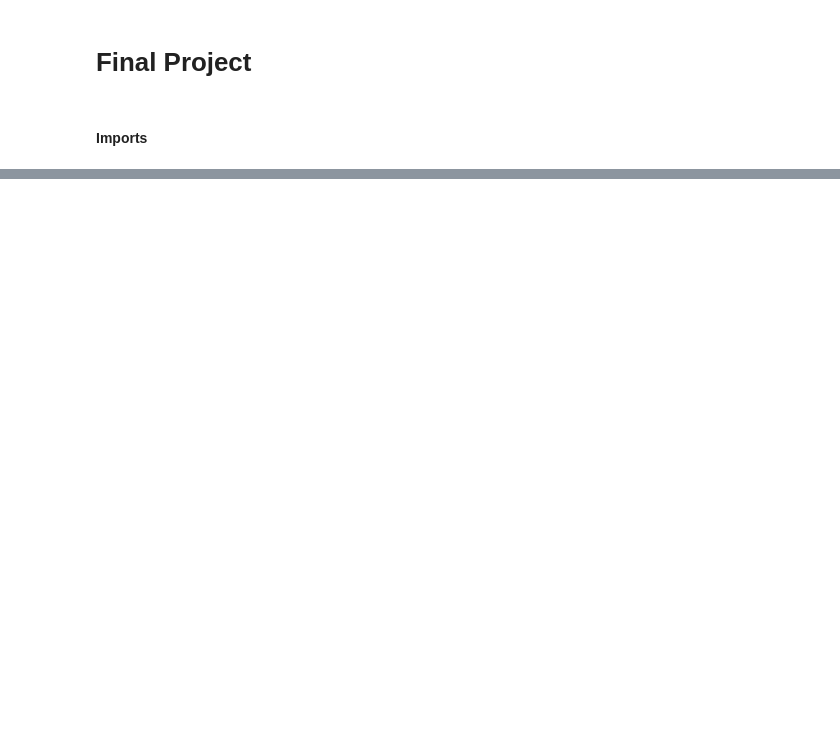
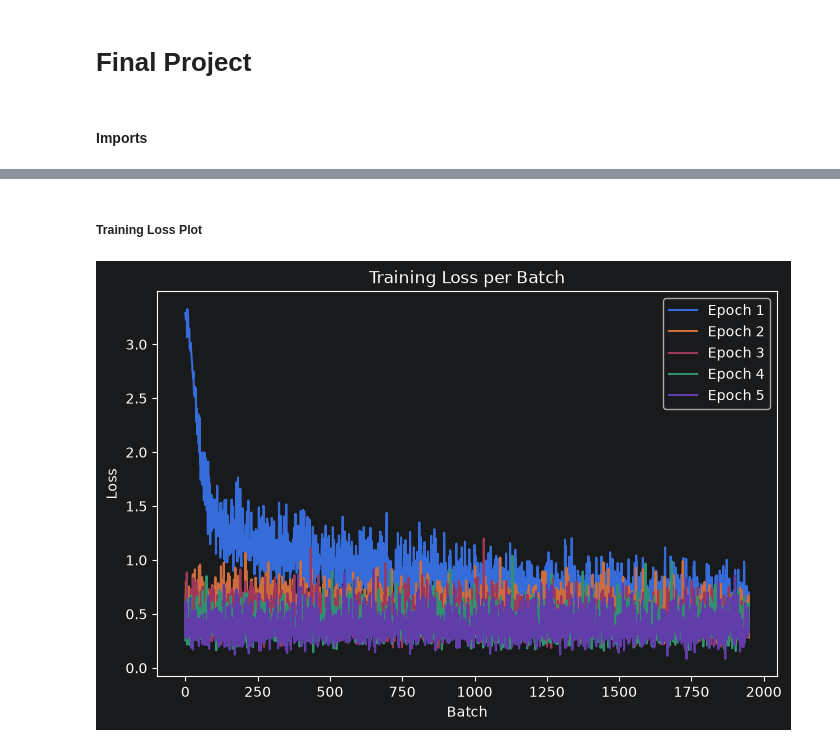
Before and after one commit to DerIltis/IAOR_SS26, a Jupyter notebook: src/final_project.ipynb, the cells around one changed output, grey strips where cells are left out. Cells and saved outputs as stored; diff of their text form; code cells hidden in the pictures; blank space fills up the shorter version.

Commit message:
started task A c) needs refinement

```diff
--- a/src/final_project.ipynb
+++ b/src/final_project.ipynb
@@ -45,0 +82,3 @@ plt.show()
+# %%
+criterion = torch.nn.CrossEntropyLoss()
+optimizer = torch.optim.Adam(model.parameters(), lr=0.001)
@@ -45,0 +134,27 @@ plt.show()
+# %%
+epochs = 5
+loss_history = []
+
+start_time = time.time()
+
+for epoch in range(epochs):
+    avg_loss, batch_losses = train(
+        model,
+        training_loader,
+        criterion,
+        optimizer
+    )
+
+    loss_history.append(batch_losses)
+
+    accuracy = test(model, test_loader)
+
+    print(
+        f"Epoch {epoch+1}{epochs}"
+        f"Loss {avg_loss:.4f}"
+        f"Accuracy {accuracy:.2f}%"
+    )
+
+training_time = time.time() - start_time
+
+print(f"\nTraining time: {training_time:.2f} seconds")
@@ -45,0 +184,16 @@ plt.show()
+# %% [markdown]
+##### Training Loss Plot
+# %%
+plt.figure(figsize=(8, 5))
+
+for epoch, losses in enumerate(loss_history):
+    plt.plot(losses, label=f"Epoch {epoch+1}")
+
+plt.xlabel("Batch")
+plt.ylabel("Loss")
+plt.title("Training Loss per Batch")
+plt.legend()
+
+plt.show()
+# %% [output]
+[figure, added]
```
Also changed, not shown: parts of 15 cells of this notebook.
